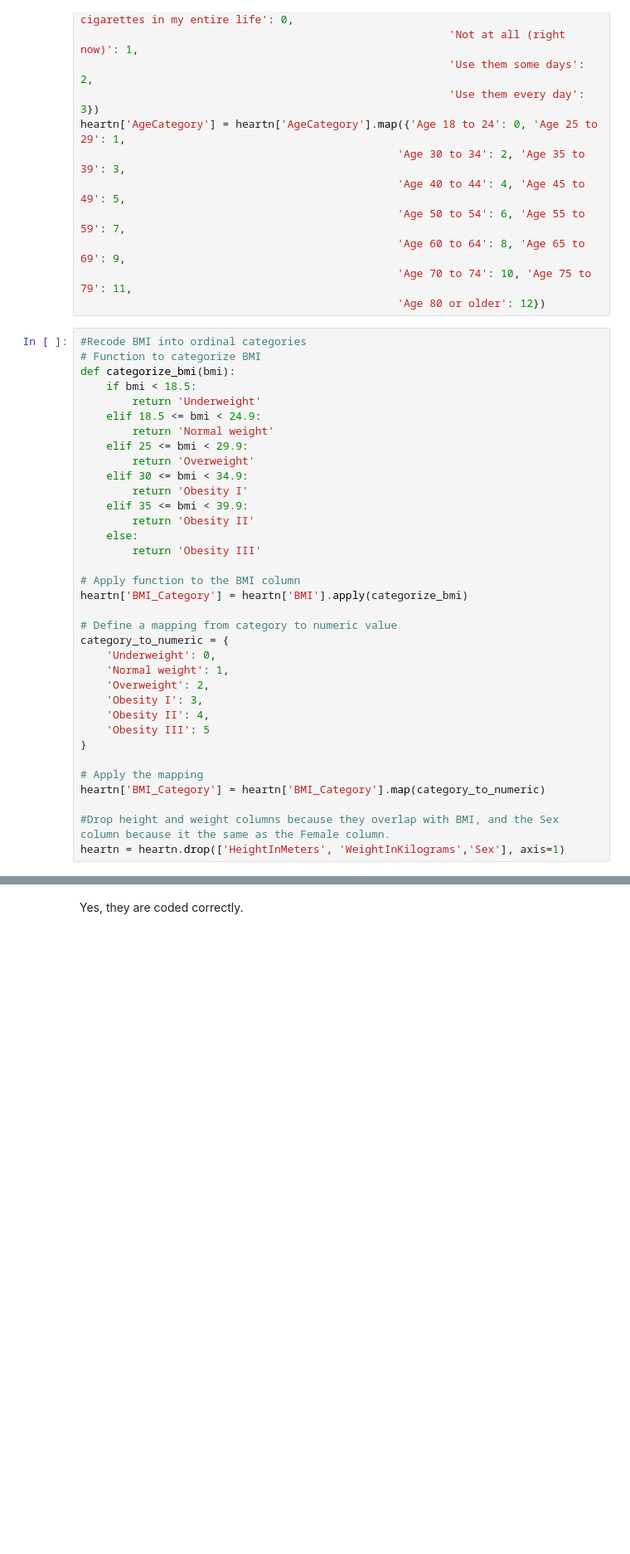
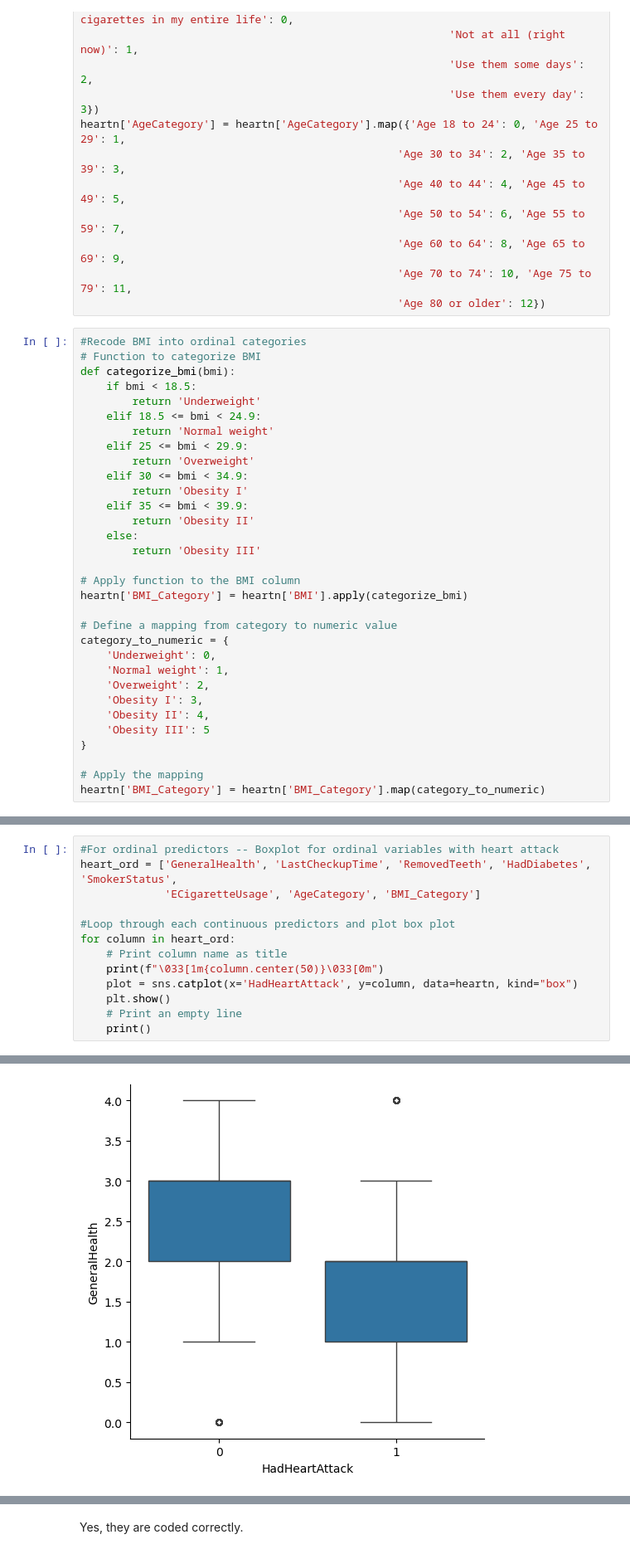
Before and after one commit to gracemhw/Heart-Attack, a Jupyter notebook: notebooks/Exploratory_Data_Analysis.ipynb, the cells around one changed output, grey strips where cells are left out. Shown at 83% size. Drawn from its saved outputs; the diff is of its cells as text; blank space fills up the shorter version.

```diff
--- a/notebooks/Exploratory_Data_Analysis.ipynb
+++ b/notebooks/Exploratory_Data_Analysis.ipynb
@@ -530,6 +530,3 @@ category_to_numeric = {
 
 # Apply the mapping
 heartn['BMI_Category'] = heartn['BMI_Category'].map(category_to_numeric)
-
-#Drop height and weight columns because they overlap with BMI, and the Sex column because it the same as the Female column.
-heartn = heartn.drop(['HeightInMeters', 'WeightInKilograms','Sex'], axis=1)
@@ -535,0 +535,14 @@ heartn = heartn.drop(['HeightInMeters', 'WeightInKilograms','Sex'], axis=1)
+# %%
+#For ordinal predictors -- Boxplot for ordinal variables with heart attack
+heart_ord = ['GeneralHealth', 'LastCheckupTime', 'RemovedTeeth', 'HadDiabetes', 'SmokerStatus',
+             'ECigaretteUsage', 'AgeCategory', 'BMI_Category']
+
+#Loop through each continuous predictors and plot box plot
+for column in heart_ord:
+    # Print column name as title
+    print(f"\033[1m{column.center(50)}\033[0m")
+    plot = sns.catplot(x='HadHeartAttack', y=column, data=heartn, kind="box")
+    plt.show()
+    # Print an empty line
+    print()
+# %% [output]
@@ -535,0 +550 @@ heartn = heartn.drop(['HeightInMeters', 'WeightInKilograms','Sex'], axis=1)
+[figure, added]
```
Also changed, not shown: parts of 14 cells of this notebook.
